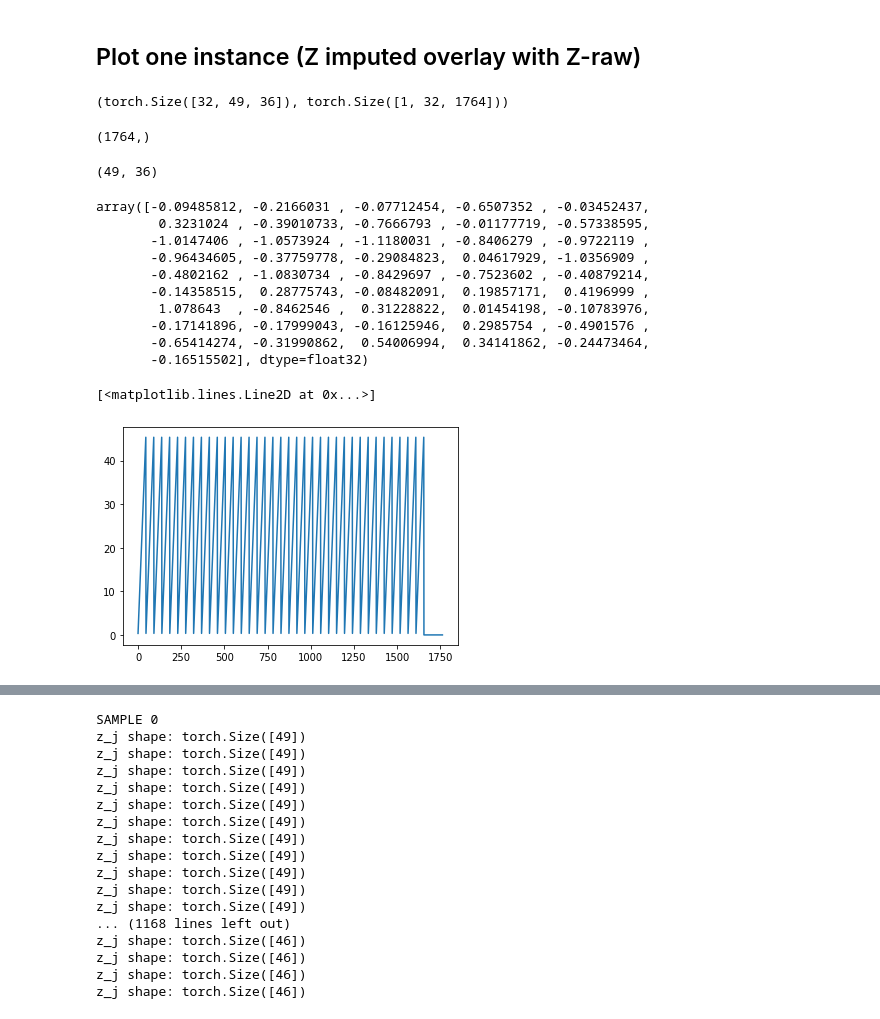
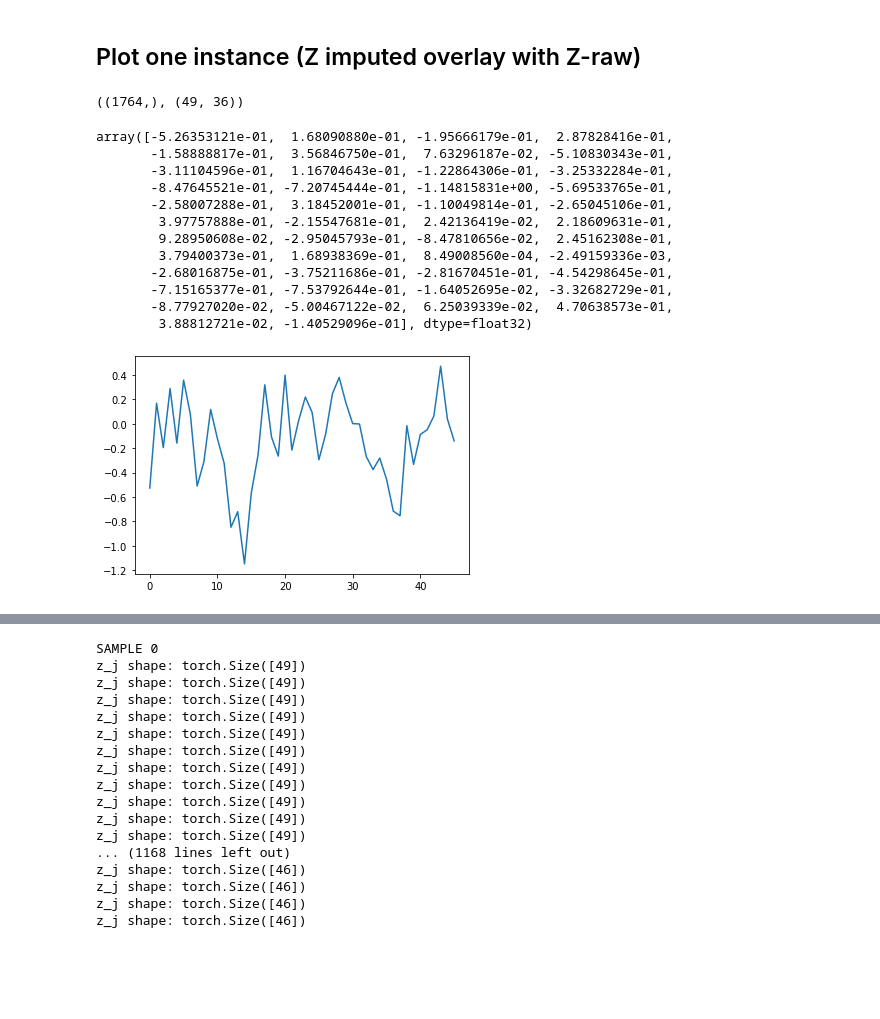
Before and after one commit to BorgwardtLab/Imputing_Signatures, a Jupyter notebook: notebooks/testing_gp_sig_adapter_padding.ipynb, the cells around one changed output, grey strips where cells are left out. Cells and saved outputs as stored; diff of their text form; code cells hidden in the pictures; blank space fills up the shorter version.

```diff
--- a/notebooks/testing_gp_sig_adapter_padding.ipynb
+++ b/notebooks/testing_gp_sig_adapter_padding.ipynb
@@ -664,4 +703,7 @@ instance = 6 #2
+# %%
+Z_slow_i = Z_slow[sample, instance].detach().numpy()
+Z_raw_i = Z_raw[sample ,instance].detach().numpy()
 # %%
-Z.shape, Z_raw.shape
+Z_raw_i.shape, Z_new_i.shape
 # %% [output]
-(torch.Size([32, 49, 36]), torch.Size([1, 32, 1764]))
+((1764,), (49, 36))
@@ -671,31 +710,25 @@ Z_raw_i = Z_raw[0,instance].detach().numpy()
-# %%
-Z_raw_i.shape
-# %% [output]
-(1764,)
 # %%
-Z[instance + batch_size*0].detach().numpy().shape
+#Z[instance + batch_size*0].detach().numpy().shape
-# %% [output]
-(49, 36)
 # %%
 test_inputs_i = test_inputs[instance].flatten()
 test_indices_i = test_indices[instance].flatten()
 # %%
 #raw GP draw (Z) channnel j of instance i
-j = 0
-Z_raw_i[test_indices_i == j]
+j = 13
+x_raw = Z_raw_i[test_indices_i == j]
+plt.plot( x_raw )
+x_raw
 # %% [output]
-array([-0.09485812, -0.2166031 , -0.07712454, -0.6507352 , -0.03452437,
-        0.3231024 , -0.39010733, -0.7666793 , -0.01177719, -0.57338595,
-       -1.0147406 , -1.0573924 , -1.1180031 , -0.8406279 , -0.9722119 ,
-       -0.96434605, -0.37759778, -0.29084823,  0.04617929, -1.0356909 ,
-       -0.4802162 , -1.0830734 , -0.8429697 , -0.7523602 , -0.40879214,
-       -0.14358515,  0.28775743, -0.08482091,  0.19857171,  0.4196999 ,
-        1.078643  , -0.8462546 ,  0.31228822,  0.01454198, -0.10783976,
-       -0.17141896, -0.17999043, -0.16125946,  0.2985754 , -0.4901576 ,
-       -0.65414274, -0.31990862,  0.54006994,  0.34141862, -0.24473464,
-       -0.16515502], dtype=float32)
+array([-5.26353121e-01,  1.68090880e-01, -1.95666179e-01,  2.87828416e-01,
+       -1.58888817e-01,  3.56846750e-01,  7.63296187e-02, -5.10830343e-01,
+       -3.11104596e-01,  1.16704643e-01, -1.22864306e-01, -3.25332284e-01,
+       -8.47645521e-01, -7.20745444e-01, -1.14815831e+00, -5.69533765e-01,
+       -2.58007288e-01,  3.18452001e-01, -1.10049814e-01, -2.65045106e-01,
+        3.97757888e-01, -2.15547681e-01,  2.42136419e-02,  2.18609631e-01,
+        9.28950608e-02, -2.95045793e-01, -8.47810656e-02,  2.45162308e-01,
+        3.79400373e-01,  1.68938369e-01,  8.49008560e-04, -2.49159336e-03,
+       -2.68016875e-01, -3.75211686e-01, -2.81670451e-01, -4.54298645e-01,
+       -7.15165377e-01, -7.53792644e-01, -1.64052695e-02, -3.32682729e-01,
+       -8.77927020e-02, -5.00467122e-02,  6.25039339e-02,  4.70638573e-01,
+        3.88812721e-02, -1.40529096e-01], dtype=float32)
+[figure, added]
-# %%
-plt.plot(test_inputs_i)
-# %% [output]
-[<matplotlib.lines.Line2D at 0x...>]
-[figure, removed]
```
Also changed, not shown: parts of 37 cells of this notebook.
